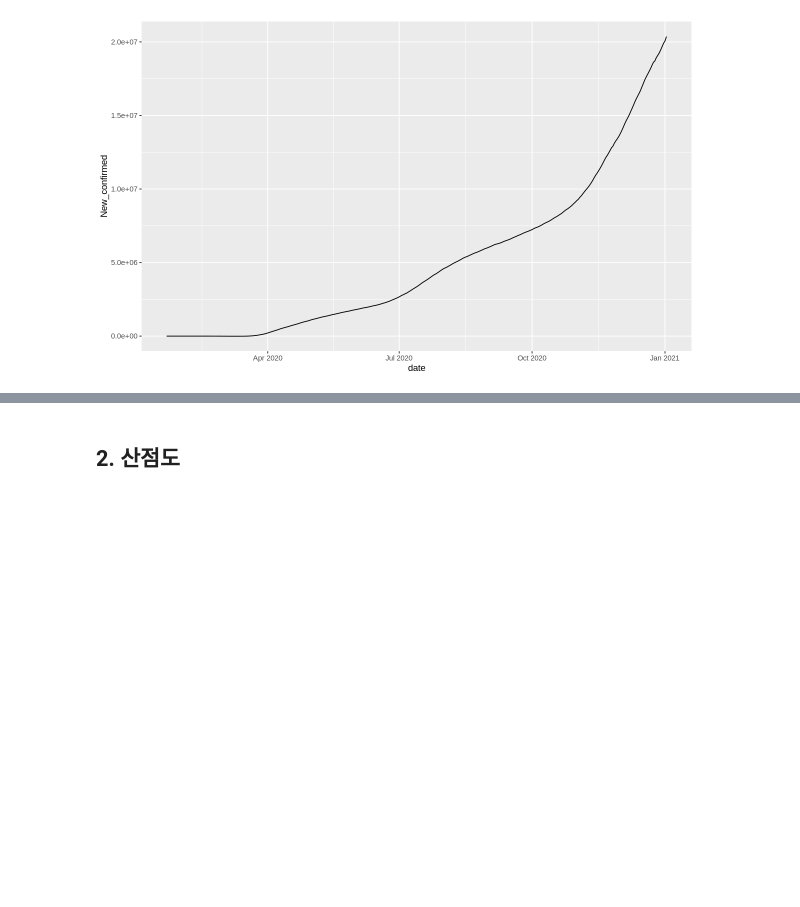
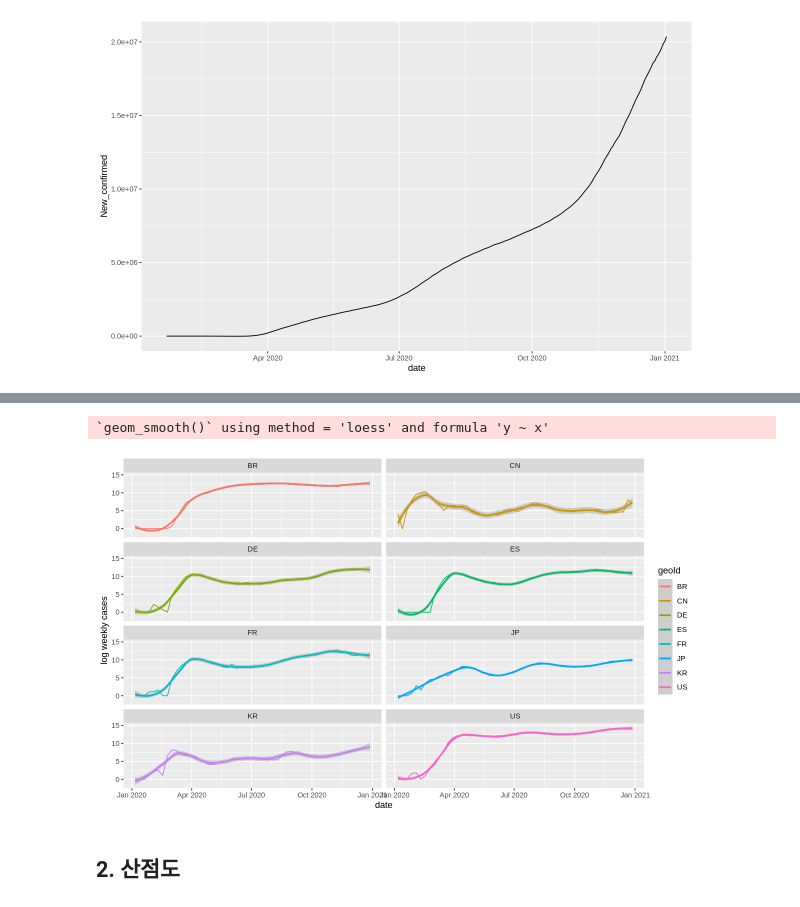
Before and after one commit to data-better/RBOK, a Jupyter notebook: R_DATAVIZ.ipynb, the cells around one changed output, grey strips where cells are left out. Saved outputs shown, nothing was run; the diff lists cells and outputs as text; code cells hidden in the pictures; blank space fills up the shorter version.

```diff
--- a/R_DATAVIZ.ipynb
+++ b/R_DATAVIZ.ipynb
@@ -82,3 +82,21 @@ COVID_USA$New_confirmed = c(0,COVID_USA$confirmed[2:nn1]-COVID_KR$confirmed[1:(n
 ggplot(COVID_USA, aes(date,New_confirmed)) + geom_line()
 # %% [output]
 [figure]
+# %%
+#these libraries need to be loaded
+#install.packages("utils")
+library(utils)
+library(dplyr)
+library(ggplot2)
+
+#read the Dataset sheet into “R”. The dataset will be called "data".
+data <- read.csv("https://opendata.ecdc.europa.eu/covid19/casedistribution/csv", na.strings = "", fileEncoding = "UTF-8-BOM")
+
+COVID_KR = data %>% filter(geoId =="KR")
+COVID_JP = data %>% filter(geoId =="JP")
+COVID_CN = data %>% filter(geoId =="CN")
+COVID_US = data %>% filter(geoId =="US")
+COVID_FR = data %>% filter(geoId =="FR")
+COVID_BR = data %>% filter(geoId =="BR")
+COVID_DE = data %>% filter(geoId =="DE")
+COVID_ES = data %>% filter(geoId =="ES")
@@ -85,3 +115,18 @@ ggplot(COVID_USA, aes(date,New_confirmed)) + geom_line()
+# %%
+COVID_T  = rbind(COVID_KR, COVID_JP, COVID_CN, COVID_US, COVID_BR,
+                 COVID_FR, COVID_DE, COVID_ES)
+
+COVID_T1 = COVID_T %>% mutate(lcases = ifelse(cases_weekly == 0, 0, log(abs(cases_weekly))))
+
+# 국가별 비교할 수 있는 드래프 작성 log변환, +1은 0인 경우를 대비해서 추가
+ggplot(COVID_T1, aes(as.Date(dateRep, "%d/%m/%Y"),lcases, colour=geoId)) +
+  geom_line() +
+  geom_smooth(span=0.3)+
+  xlab("date") + ylab("log weekly cases") +
+  facet_wrap(~ geoId, ncol = 2)
+# %% [output]
+`geom_smooth()` using method = 'loess' and formula 'y ~ x'
+[figure, added]
 # %% [markdown]
 ## 2. 산점도
 # %%
```
Also changed, not shown: parts of 1 cell of this notebook.
